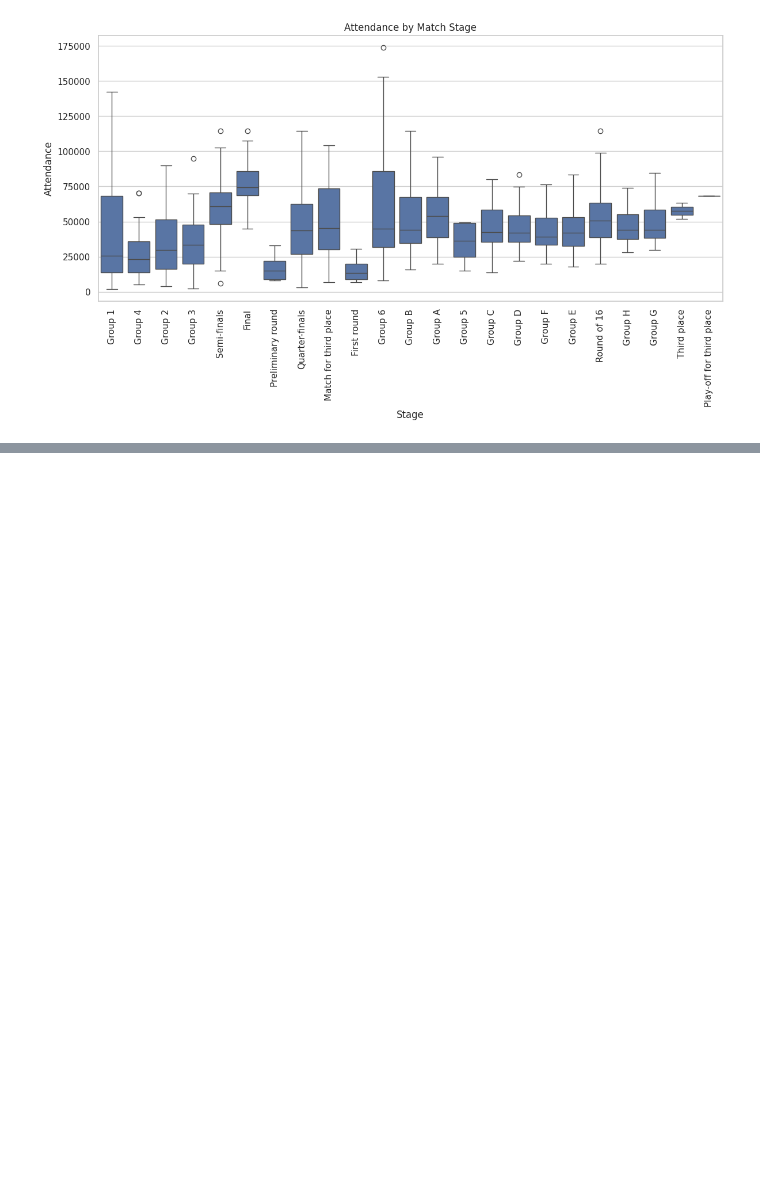
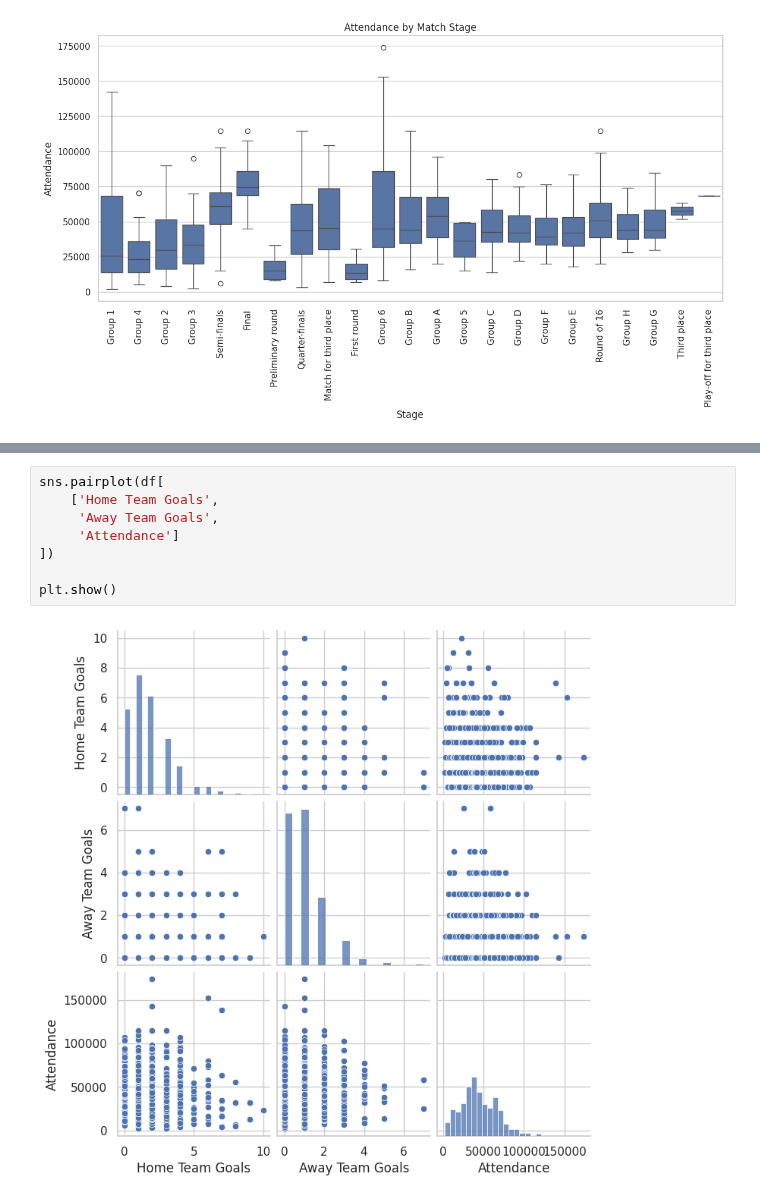
Before and after one commit to Shrajal-sahu-18/Data_Visulization, a Jupyter notebook: Practice.ipynb, the cells around one changed output, grey strips where cells are left out. Cells and saved outputs as stored; diff of their text form; blank space fills up the shorter version.

```diff
--- a/Practice.ipynb
+++ b/Practice.ipynb
@@ -144,0 +159,10 @@ plt.show()
+# %%
+sns.pairplot(df[
+    ['Home Team Goals',
+     'Away Team Goals',
+     'Attendance']
+])
+
+plt.show()
+# %% [output]
+[figure, added]
```
Also changed, not shown: parts of 1 cell of this notebook.
